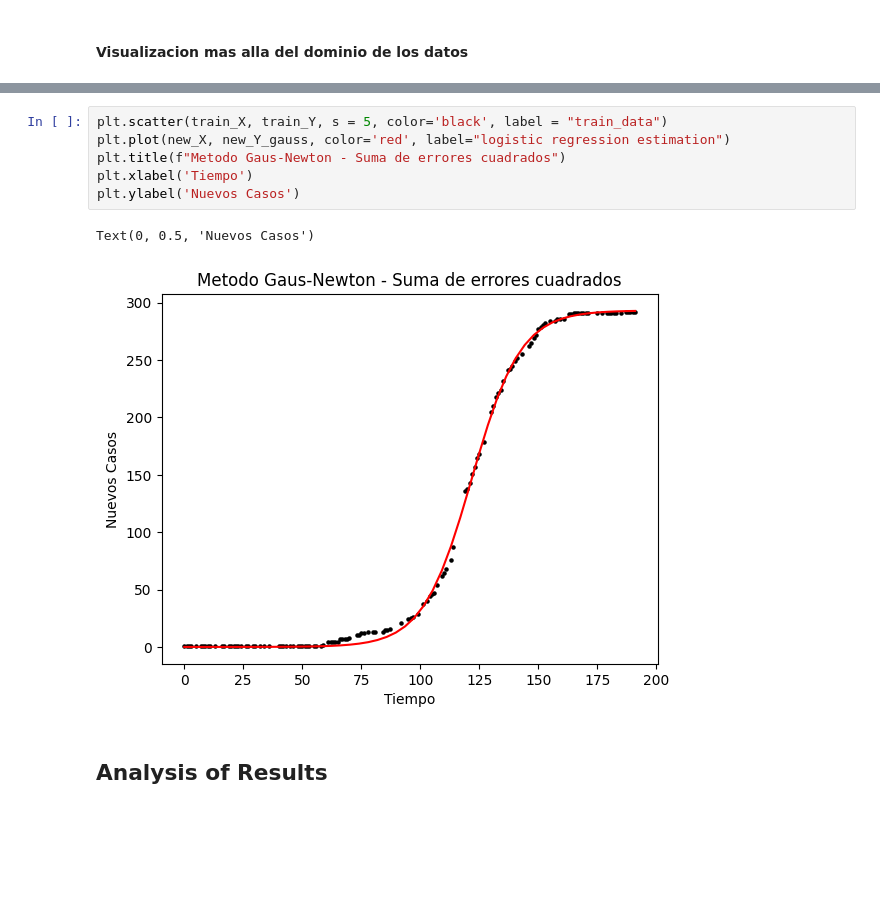
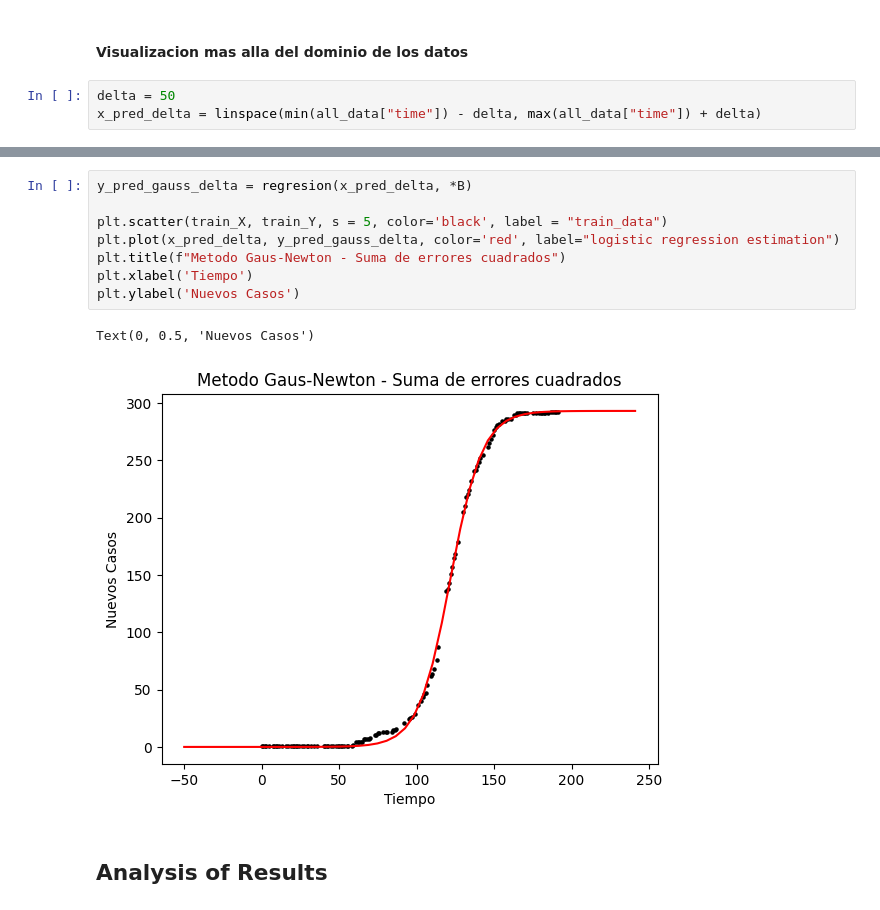
Before and after one commit to unalmedmathnum/Correa-Garcia-Lizcano-Velez, a Jupyter notebook: Tarea 2/least_squares.ipynb, the cells around one changed output, grey strips where cells are left out. Drawn from its saved outputs; the diff is of its cells as text; blank space fills up the shorter version.

```diff
--- a/Tarea 2/least_squares.ipynb
+++ b/Tarea 2/least_squares.ipynb
@@ -360,4 +337,7 @@ P_17(x) = (-0.26)x^0 + (1.35)x^1 + (-0.26)x^2 + (0.02)x^3 + (-0.0)x^4 + (0.0)x^5
 [figure]
 # %% [markdown]
 #### Visualizacion mas alla del dominio de los datos
+# %%
+delta = 50
+x_pred_delta = linspace(min(all_data["time"]) - delta, max(all_data["time"]) + delta)
 # %%
@@ -400,14 +371,16 @@ P_4(x) = (-13.0)x^0 + (2.68)x^1 + (-0.1)x^2 + (0.0)x^3 + (-0.0)x^4
 Then the mean squared error is 180.62
 [figure]
 # %%
+y_pred_gauss_delta = regresion(x_pred_delta, *B)
+
 plt.scatter(train_X, train_Y, s = 5, color='black', label = "train_data")
-plt.plot(new_X, new_Y_gauss, color='red', label="logistic regression estimation")
+plt.plot(x_pred_delta, y_pred_gauss_delta, color='red', label="logistic regression estimation")
 plt.title(f"Metodo Gaus-Newton - Suma de errores cuadrados")
 plt.xlabel('Tiempo')
 plt.ylabel('Nuevos Casos')
 # %% [output]
 Text(0, 0.5, 'Nuevos Casos')
-[figure, old version]
+[figure, new version]
 # %% [markdown]
 ## Analysis of Results
 # %% [markdown]
```
Also changed, not shown: parts of 7 cells of this notebook.
